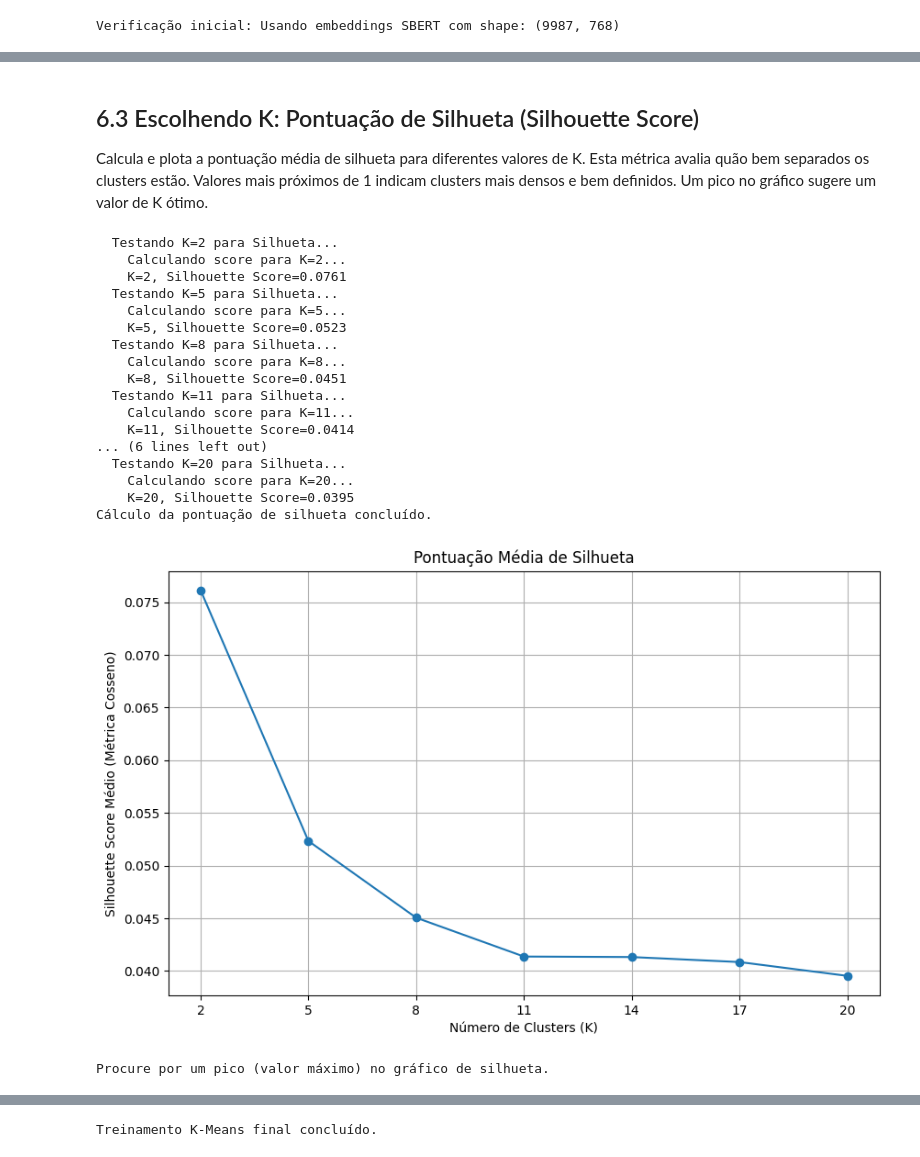
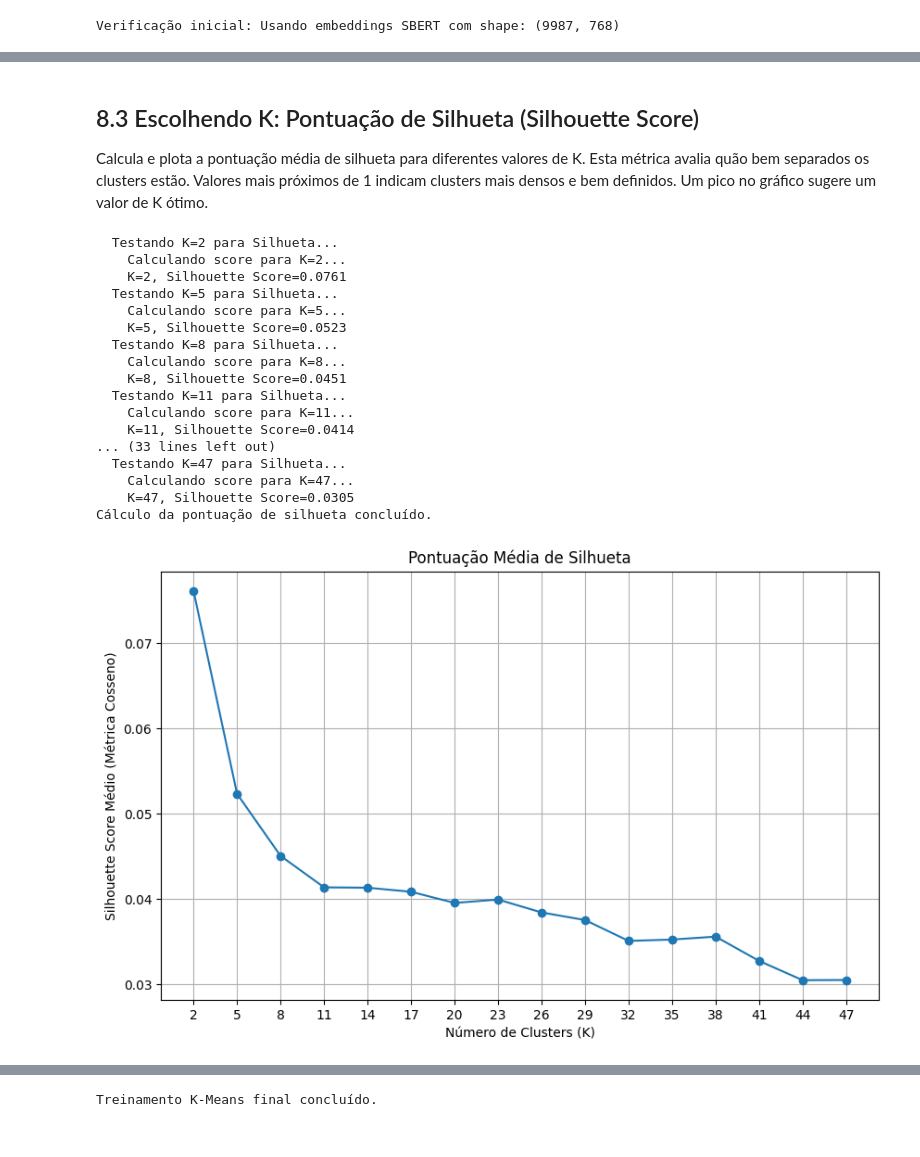
Before and after one commit to viniciuscandeia/Movies, a Jupyter notebook: notebook.ipynb, the cells around one changed output, grey strips where cells are left out. Cells and saved outputs as stored; diff of their text form; code cells hidden in the pictures.

```diff
--- a/notebook.ipynb
+++ b/notebook.ipynb
@@ -177,7 +196,7 @@ Como primeira abordagem, utilizamos o Bag of Words (BoW). Este método represent
 **Expectativa:** Espera-se que o BoW capture similaridades baseadas na sobreposição direta de palavras-chave entre as 'tags' dos filmes. Recomendações podem ser relevantes se os filmes compartilham muitos termos descritivos, mas podem também ser influenciadas por palavras muito comuns (mesmo com stop words removidas) ou falhar em capturar relações de significado mais sutis que não envolvam as mesmas palavras exatas. É um ponto de partida para estabelecermos uma linha de base.
 # %%
 bow_vectorizer = CountVectorizer( max_features = 10000, stop_words = 'english' )
-bow_matrix = bow_vectorizer.fit_transform( df_new[ 'tags' ].values.astype( 'U' ) ).toarray()
+bow_matrix = bow_vectorizer.fit_transform( df[ 'tags' ].values.astype( 'U' ) ).toarray()
 
 cosine_sim_bow = cosine_similarity( bow_matrix )
 # %% [markdown]
@@ -188,7 +207,7 @@ Agora, aplicamos o TF-IDF. Diferente do BoW que trata todas as palavras igualmen
 **Expectativa:** Com o TF-IDF, espera-se uma melhoria em relação ao BoW. Ao dar mais importância a palavras potencialmente mais significativas e reduzir o peso de termos muito genéricos, as recomendações podem se tornar mais focadas nos aspectos distintivos dos filmes. É possível que vejamos recomendações mais precisas, menos influenciadas por palavras excessivamente comuns nas 'tags'.
 # %%
 tfidf_vectorizer = TfidfVectorizer( max_features = 10000, stop_words = 'english' )
-tfidf_matrix = tfidf_vectorizer.fit_transform( df_new[ 'tags' ].values.astype( 'U' ) ).toarray()
+tfidf_matrix = tfidf_vectorizer.fit_transform( df[ 'tags' ].values.astype( 'U' ) ).toarray()
 
 cosine_sim_tfidf = cosine_similarity( tfidf_matrix )
 # %% [markdown]
@@ -204,9 +218,0 @@ Cria uma estrutura de dados (Pandas Series) que permite encontrar rapidamente o
-# %%
-if 'df' in globals() and isinstance( df, pd.DataFrame ) and 'title' in df.columns:
-    # Cria a Série: index é o título, valor é o índice original do DataFrame
-    indices = pd.Series( df.index, index = df[ 'title' ] ).drop_duplicates()
-    print( "Mapeamento Título -> Índice ('indices') criado com sucesso." )
-else:
-    print( "Erro: DataFrame 'df' ou coluna 'title' não encontrada. Não foi possível criar o mapeamento 'indices'." )
-    # Define indices como None para que as funções de recomendação falhem de forma controlada
-    indices = None
@@ -379,19 +400,19 @@ if os.path.exists( EMBEDDINGS_FILE_SBERT ):
     try:
         embeddings_sbert = np.load( EMBEDDINGS_FILE_SBERT )
         print( f"Embeddings carregados com sucesso. Shape: {embeddings_sbert.shape}" )
-        # Validação: compara o número de embeddings com o número de linhas em df_new
-        # Presume que df_new (com id, title, tags) existe, conforme script original
-        if 'df_new' in globals() and isinstance( df_new, pd.DataFrame ):
-            if embeddings_sbert.shape[ 0 ] != len( df_new ):
+        # Validação: compara o número de embeddings com o número de linhas em df
+        # Presume que df (com id, title, tags) existe, conforme script original
+        if 'df' in globals() and isinstance( df, pd.DataFrame ):
+            if embeddings_sbert.shape[ 0 ] != len( df ):
                 print(
                         f"Aviso: Número de embeddings ({embeddings_sbert.shape[ 0 ]}) "
-                        f"não corresponde ao tamanho do DataFrame df_new ({len( df_new )})." )
+                        f"não corresponde ao tamanho do DataFrame df ({len( df )})." )
                 print( "Os embeddings serão gerados novamente." )
                 embeddings_sbert = None  # Força a regeração
             else:
-                print( "Número de embeddings compatível com df_new." )
+                print( "Número de embeddings compatível com df." )
         else:
-            print( "Aviso: DataFrame df_new não encontrado para validação do shape dos embeddings." )
+            print( "Aviso: DataFrame df não encontrado para validação do shape dos embeddings." )
             # Prossegue com os embeddings carregados, mas avisa sobre a impossibilidade de validar o tamanho.
 
     except Exception as e:
@@ -401,10 +422,10 @@ if os.path.exists( EMBEDDINGS_FILE_SBERT ):
 
 # Gera os embeddings se não foram carregados
 if embeddings_sbert is None:
-    # Verifica se df_new existe antes de prosseguir
-    if 'df_new' not in globals() or not isinstance( df_new, pd.DataFrame ):
-        print( "Erro fatal: DataFrame 'df_new' (com a coluna 'tags') não está disponível para gerar embeddings." )
-        # Impede a continuação se df_new for essencial e não existir
+    # Verifica se df existe antes de prosseguir
+    if 'df' not in globals() or not isinstance( df, pd.DataFrame ) or 'tags' not in df.columns:
+        print( "Erro fatal: DataFrame 'df' (com a coluna 'tags') não está disponível para gerar embeddings." )
+        # Impede a continuação se df for essencial e não existir
         # exit() ou levantar uma exceção
     else:
         try:
@@ -413,9 +434,9 @@ if embeddings_sbert is None:
             model_sbert = SentenceTransformer( MODEL_NAME_SBERT )
             print( "Modelo carregado." )
 
-            # Prepara a lista de 'tags' a partir de df_new
+            # Prepara a lista de 'tags' a partir de df
             print( "Preparando a lista de 'tags' para codificação (pode levar um momento)..." )
-            tags_list = df_new[ 'tags' ].astype( str ).tolist()  # Usa df_new conforme script original
+            tags_list = df[ 'tags' ].astype( str ).tolist()  # Usa df conforme script original
 
             # Gera os embeddings (etapa demorada)
             print( "\nGerando embeddings com Sentence-BERT... (Processo pode ser demorado)" )
@@ -593,5 +676,5 @@ Analise o gráfico acima para identificar um 'cotovelo'.
 # %% [markdown]
-## 6.3 Escolhendo K: Pontuação de Silhueta (Silhouette Score)
+## 8.3 Escolhendo K: Pontuação de Silhueta (Silhouette Score)
 
 Calcula e plota a pontuação média de silhueta para diferentes valores de K. Esta métrica avalia quão bem separados os clusters estão. Valores mais próximos de 1 indicam clusters mais densos e bem definidos. Um pico no gráfico sugere um valor de K ótimo.
 # %%
@@ -601,7 +684,7 @@ if can_cluster:
     if calculate_silhouette:
         silhouette_scores = [ ]
         # Usar um range menor para K devido ao custo
-        k_range_silhouette = range( 2, 21, 3 )  # Ex: De 2 a 20, de 3 em 3
+        k_range_silhouette = range( 2, 50, 3 )  # Ex: De 2 a 20, de 3 em 3
 
         try:
             for k in k_range_silhouette:
@@ -614,39 +697,35 @@ if can_cluster:
                         random_state = 42 )
                 silhouette_scores.append( score )
                 print( f"    K={k}, Silhouette Score={score:.4f}" )
             print( "Cálculo da pontuação de silhueta concluído." )
 
             # Plotar o gráfico da silhueta
             plt.figure( figsize = (10, 6) )
             plt.plot( k_range_silhouette, silhouette_scores, marker = 'o', linestyle = '-' )
             plt.title( 'Pontuação Média de Silhueta' )
             plt.xlabel( 'Número de Clusters (K)' )
             plt.ylabel( 'Silhouette Score Médio (Métrica Cosseno)' )
             plt.xticks( k_range_silhouette )
             plt.grid( True )
             plt.show()
-
-            print( "\nProcure por um pico (valor máximo) no gráfico de silhueta." )
-
         except Exception as e:
             print( f"\nErro ao calcular a Pontuação de Silhueta: {e}" )
 # %% [output]
   Testando K=2 para Silhueta...
     Calculando score para K=2...
     K=2, Silhouette Score=0.0761
   Testando K=5 para Silhueta...
     Calculando score para K=5...
     K=5, Silhouette Score=0.0523
   Testando K=8 para Silhueta...
     Calculando score para K=8...
     K=8, Silhouette Score=0.0451
   Testando K=11 para Silhueta...
     Calculando score para K=11...
     K=11, Silhouette Score=0.0414
-... (6 lines left out)
-  Testando K=20 para Silhueta...
-    Calculando score para K=20...
-    K=20, Silhouette Score=0.0395
+... (33 lines left out)
+  Testando K=47 para Silhueta...
+    Calculando score para K=47...
+    K=47, Silhouette Score=0.0305
 Cálculo da pontuação de silhueta concluído.
-[figure, old version]
+[figure, new version]
-Procure por um pico (valor máximo) no gráfico de silhueta.
```
Also changed, not shown: parts of 60 cells of this notebook, 2 other files.
